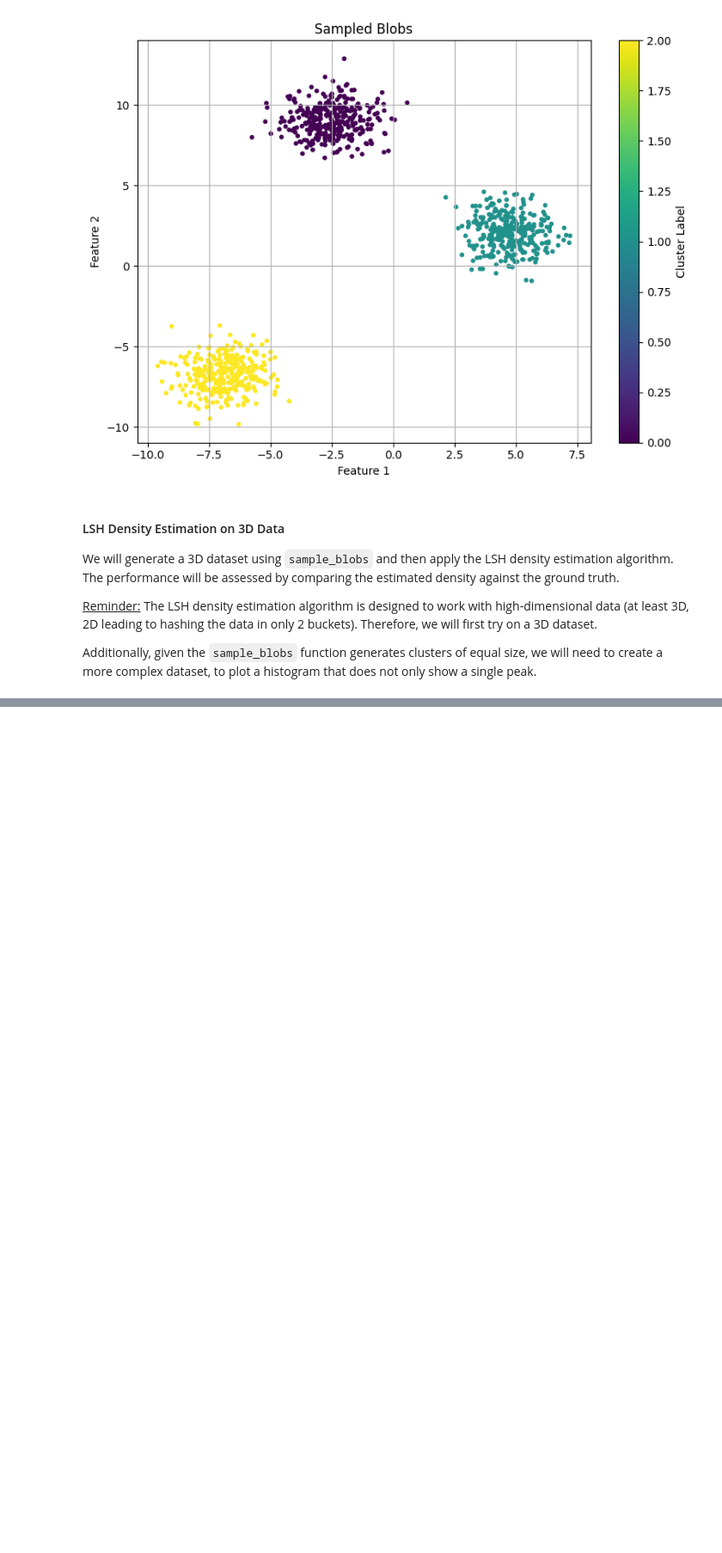
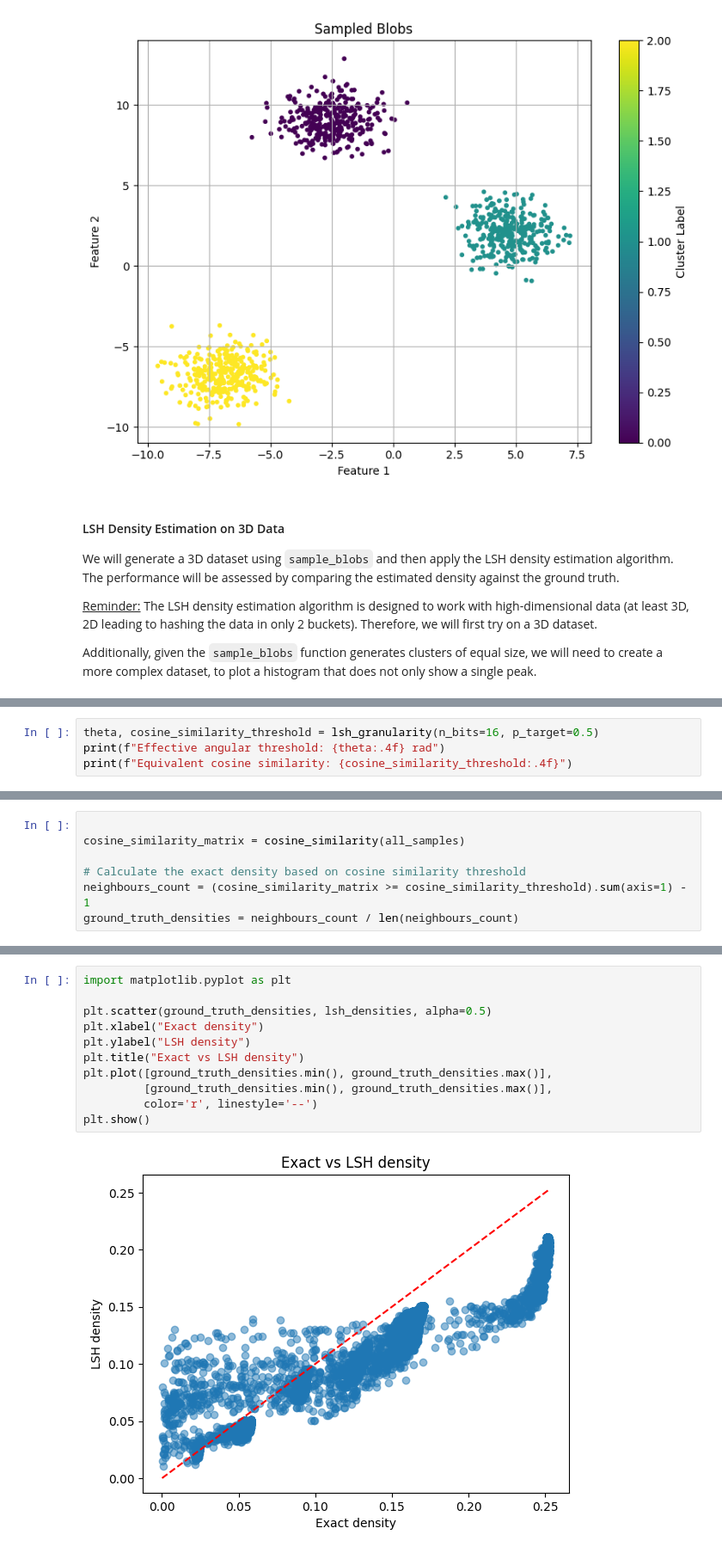
Before and after one commit to Gdeterline/LSH-Based-Points-Density-Estimation-in-High-Dimensional-Embedding-Spaces, a Jupyter notebook: various_tests.ipynb, the cells around one changed output, grey strips where cells are left out. Shown: that part at 86% size. Drawn from its saved outputs; the diff is of its cells as text; blank space fills up the shorter version.

```diff
--- a/various_tests.ipynb
+++ b/various_tests.ipynb
@@ -155,0 +123,4 @@ plt.show()
+# %%
+theta, cosine_similarity_threshold = lsh_granularity(n_bits=16, p_target=0.5)
+print(f"Effective angular threshold: {theta:.4f} rad")
+print(f"Equivalent cosine similarity: {cosine_similarity_threshold:.4f}")
@@ -155,0 +140,7 @@ plt.show()
+# %%
+
+cosine_similarity_matrix = cosine_similarity(all_samples)
+
+# Calculate the exact density based on cosine similarity threshold
+neighbours_count = (cosine_similarity_matrix >= cosine_similarity_threshold).sum(axis=1) - 1
+ground_truth_densities = neighbours_count / len(neighbours_count)
@@ -155,0 +174,13 @@ plt.show()
+# %%
+import matplotlib.pyplot as plt
+
+plt.scatter(ground_truth_densities, lsh_densities, alpha=0.5)
+plt.xlabel("Exact density")
+plt.ylabel("LSH density")
+plt.title("Exact vs LSH density")
+plt.plot([ground_truth_densities.min(), ground_truth_densities.max()],
+         [ground_truth_densities.min(), ground_truth_densities.max()],
+         color='r', linestyle='--')
+plt.show()
+# %% [output]
+[figure, added]
```
Also changed, not shown: parts of 17 cells of this notebook, 2 other files.
